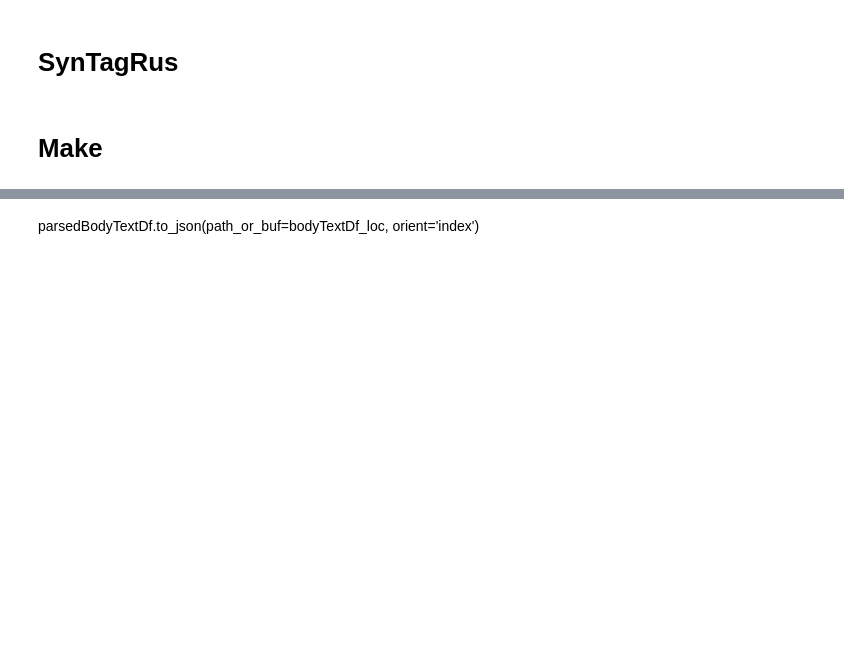
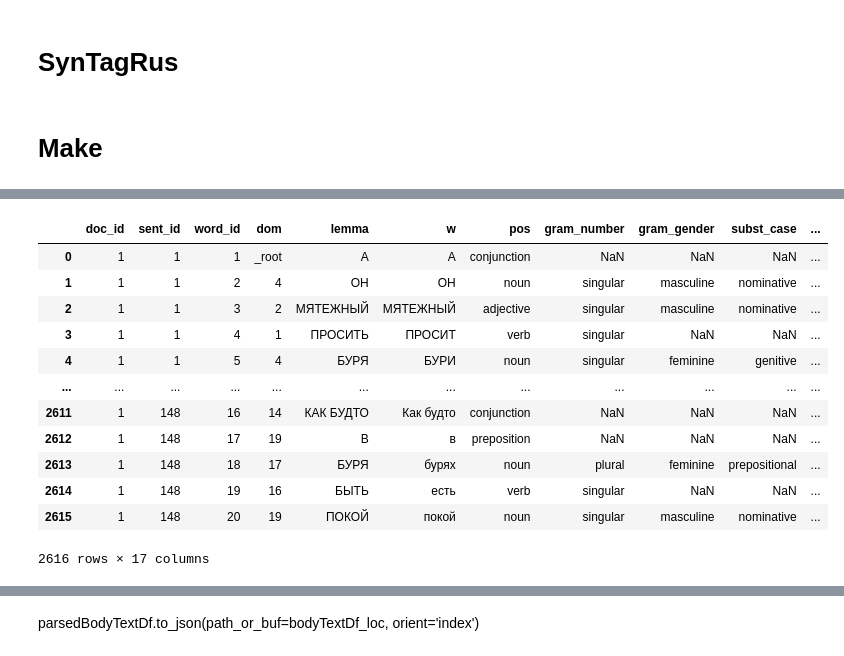
Before and after one commit to kollektivminds/alite, a Jupyter notebook: app/backend/src/alite_backend/sentences/syntagrus_parser.ipynb, the cells around one changed output, grey strips where cells are left out. Cells and saved outputs as stored; diff of their text form; code cells hidden in the pictures; blank space fills up the shorter version.

```diff
--- a/app/backend/src/alite_backend/sentences/syntagrus_parser.ipynb
+++ b/app/backend/src/alite_backend/sentences/syntagrus_parser.ipynb
@@ -96,0 +87,18 @@ feat_def_dict = {
+# %%
+def parse_features(feat_string: str) -> Dict[str, Any]:
+    """
+    Parses a space-separated feature string into a dictionary based on feat_def_dict.
+    O(N) complexity where N is the number of traits per word.
+    """
+    if not feat_string:
+        return {}
+
+    parsed_traits = {}
+    for code in feat_string.split():
+        mapping = feat_def_dict.get(code)
+        if mapping:
+            col_name, val = mapping
+            # Use .value if using Enums so it's DB-ready (e.g., "NOUN" instead of <POS.NOUN>)
+            parsed_traits[col_name] = val.value if isinstance(val, Enum) else val
+
+    return parsed_traits
@@ -324,3 +412,5 @@ def parseW_optimized(file_list, feat_dict):
     return parsed_inf_dict, parsedBodyLibDf, parsedBodyTextDf
 # %%
 file_list = list_files_recursive(corpus_location, ff=True, sort=True)
+# %%
+sentences_df, words_df = parse_tgt_file(file_list[0], 1)
@@ -327,2 +433,18 @@ file_list = list_files_recursive(corpus_location, ff=True, sort=True)
+# %%
+words_df
+# %% [output]
+|  | doc_id | sent_id | word_id | dom | lemma | w | pos | gram_number | gram_gender | subst_case | ... |
+| 0 | 1 | 1 | 1 | _root | А | А | conjunction | NaN | NaN | NaN | ... |
+| 1 | 1 | 1 | 2 | 4 | ОН | ОН | noun | singular | masculine | nominative | ... |
+| 2 | 1 | 1 | 3 | 2 | МЯТЕЖНЫЙ | МЯТЕЖНЫЙ | adjective | singular | masculine | nominative | ... |
+| 3 | 1 | 1 | 4 | 1 | ПРОСИТЬ | ПРОСИТ | verb | singular | NaN | NaN | ... |
+| 4 | 1 | 1 | 5 | 4 | БУРЯ | БУРИ | noun | singular | feminine | genitive | ... |
+| ... | ... | ... | ... | ... | ... | ... | ... | ... | ... | ... | ... |
+| 2611 | 1 | 148 | 16 | 14 | КАК БУДТО | Как будто | conjunction | NaN | NaN | NaN | ... |
+| 2612 | 1 | 148 | 17 | 19 | В | в | preposition | NaN | NaN | NaN | ... |
+| 2613 | 1 | 148 | 18 | 17 | БУРЯ | бурях | noun | plural | feminine | prepositional | ... |
+| 2614 | 1 | 148 | 19 | 16 | БЫТЬ | есть | verb | singular | NaN | NaN | ... |
+| 2615 | 1 | 148 | 20 | 19 | ПОКОЙ | покой | noun | singular | masculine | nominative | ... |
+2616 rows × 17 columns
 # %%
 parsedInfDict, parsedBodyLibDf, parsedBodyTextDf = parseW_optimized(file_list, feat_dict)
```
Also changed, not shown: parts of 11 cells of this notebook, 24 other files.
